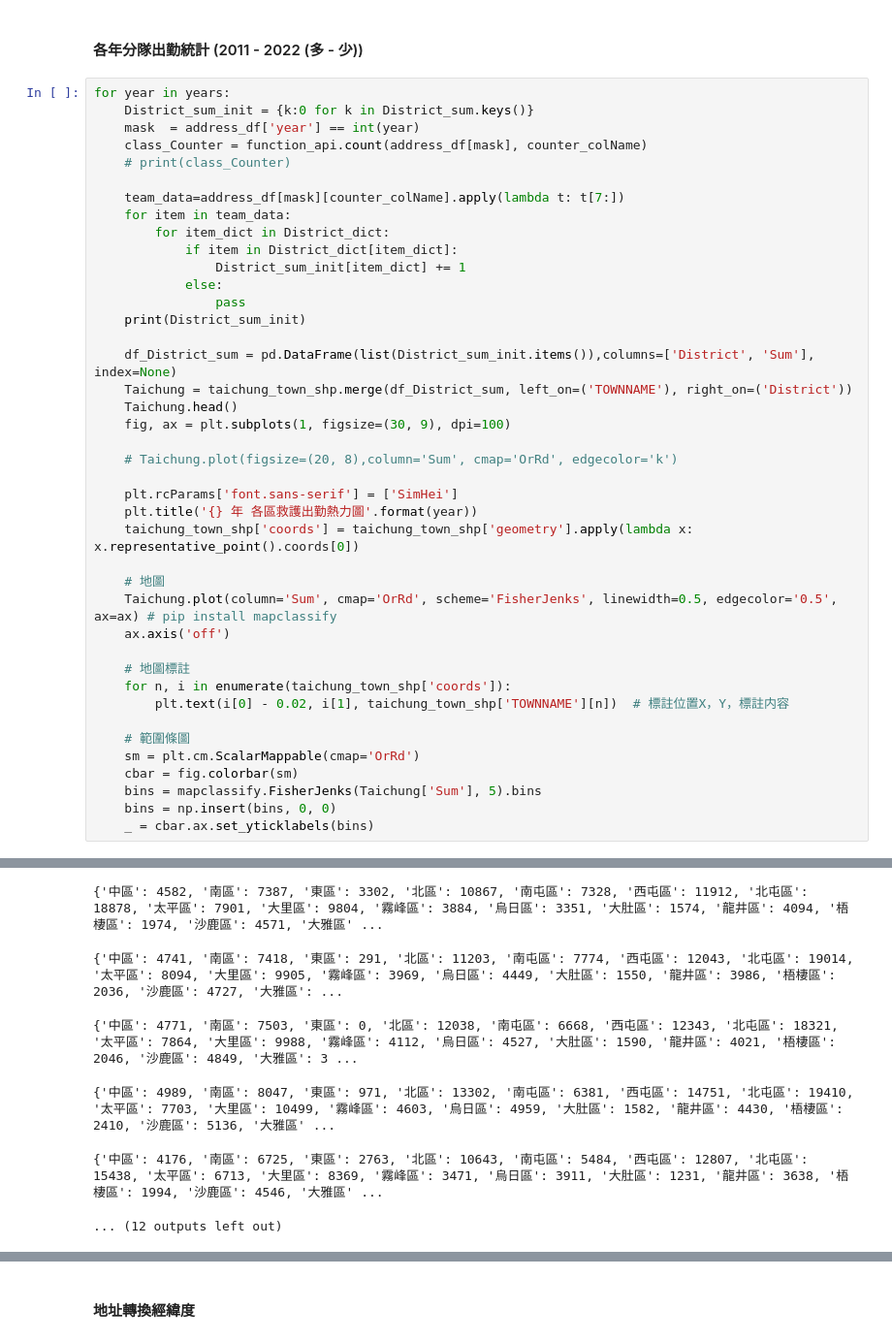
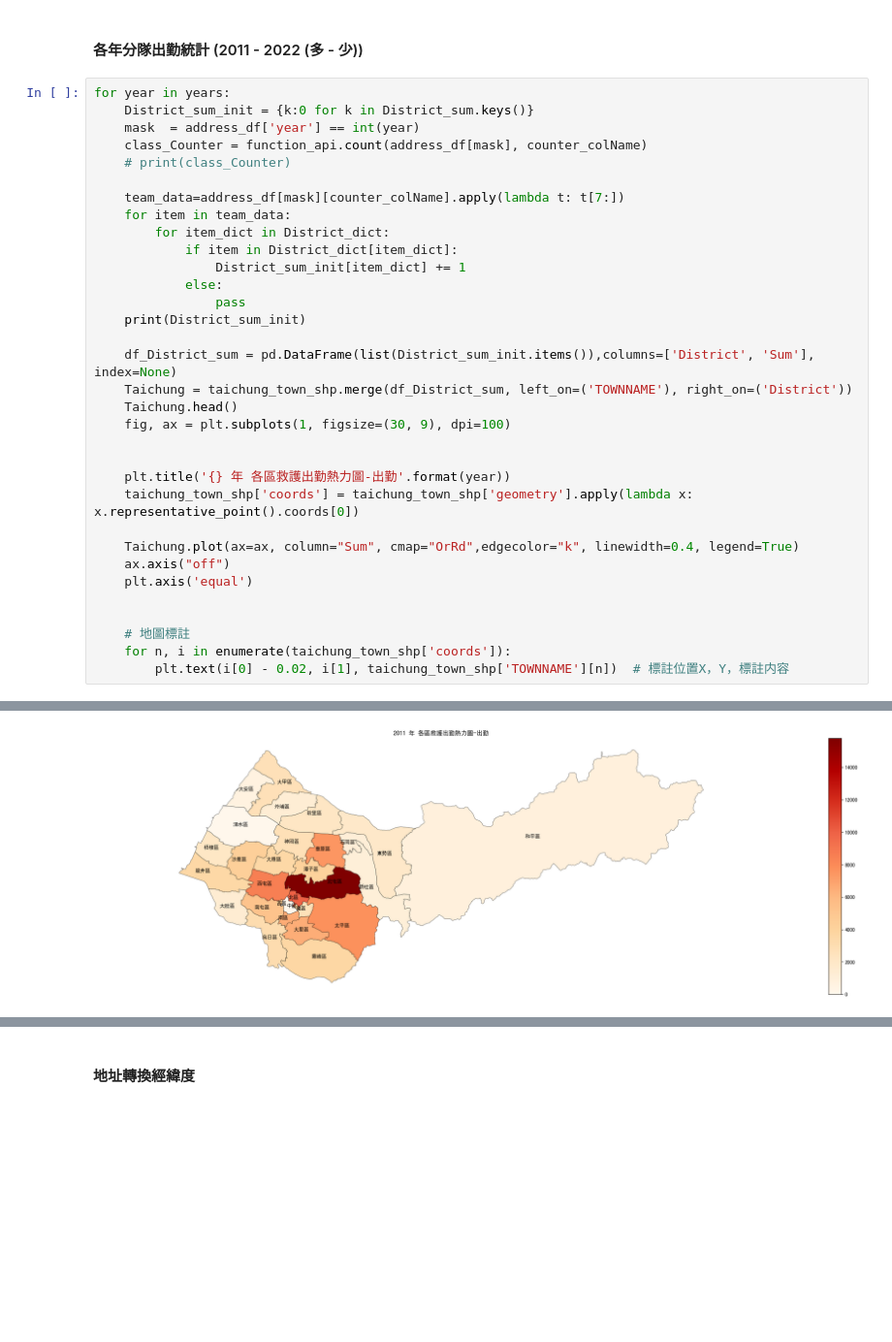
Before and after one commit to he-su-wei/Ambulance-data-analysis, a Jupyter notebook: Taichung/code/part3.ipynb, the cells around one changed output, grey strips where cells are left out. Shown at 97% size. Drawn from its saved outputs; the diff is of its cells as text; blank space fills up the shorter version.

```diff
--- a/Taichung/code/part3.ipynb
+++ b/Taichung/code/part3.ipynb
@@ -292,24 +268,16 @@ for year in years:
     Taichung.head()
     fig, ax = plt.subplots(1, figsize=(30, 9), dpi=100)
 
-    # Taichung.plot(figsize=(20, 8),column='Sum', cmap='OrRd', edgecolor='k')
 
-    plt.rcParams['font.sans-serif'] = ['SimHei']
-    plt.title('{} 年 各區救護出勤熱力圖'.format(year))
+    plt.title('{} 年 各區救護出勤熱力圖-出勤'.format(year))
     taichung_town_shp['coords'] = taichung_town_shp['geometry'].apply(lambda x: x.representative_point().coords[0])
 
-    # 地圖
-    Taichung.plot(column='Sum', cmap='OrRd', scheme='FisherJenks', linewidth=0.5, edgecolor='0.5', ax=ax) # pip install mapclassify
-    ax.axis('off')
+    Taichung.plot(ax=ax, column="Sum", cmap="OrRd",edgecolor="k", linewidth=0.4, legend=True)
+    ax.axis("off")
+    plt.axis('equal')
+
 
     # 地圖標註
     for n, i in enumerate(taichung_town_shp['coords']):
         plt.text(i[0] - 0.02, i[1], taichung_town_shp['TOWNNAME'][n])  # 標註位置X，Y，標註内容
-
-    # 範圍條圖
-    sm = plt.cm.ScalarMappable(cmap='OrRd')
-    cbar = fig.colorbar(sm)
-    bins = mapclassify.FisherJenks(Taichung['Sum'], 5).bins
-    bins = np.insert(bins, 0, 0)
-    _ = cbar.ax.set_yticklabels(bins)
 # %% [output]
@@ -323,6 +296 @@ for year in years:
-{'中區': 4582, '南區': 7387, '東區': 3302, '北區': 10867, '南屯區': 7328, '西屯區': 11912, '北屯區': 18878, '太平區': 7901, '大里區': 9804, '霧峰區': 3884, '烏日區': 3351, '大肚區': 1574, '龍井區': 4094, '梧棲區': 1974, '沙鹿區': 4571, '大雅區' ...
-{'中區': 4741, '南區': 7418, '東區': 291, '北區': 11203, '南屯區': 7774, '西屯區': 12043, '北屯區': 19014, '太平區': 8094, '大里區': 9905, '霧峰區': 3969, '烏日區': 4449, '大肚區': 1550, '龍井區': 3986, '梧棲區': 2036, '沙鹿區': 4727, '大雅區': ...
-{'中區': 4771, '南區': 7503, '東區': 0, '北區': 12038, '南屯區': 6668, '西屯區': 12343, '北屯區': 18321, '太平區': 7864, '大里區': 9988, '霧峰區': 4112, '烏日區': 4527, '大肚區': 1590, '龍井區': 4021, '梧棲區': 2046, '沙鹿區': 4849, '大雅區': 3 ...
-{'中區': 4989, '南區': 8047, '東區': 971, '北區': 13302, '南屯區': 6381, '西屯區': 14751, '北屯區': 19410, '太平區': 7703, '大里區': 10499, '霧峰區': 4603, '烏日區': 4959, '大肚區': 1582, '龍井區': 4430, '梧棲區': 2410, '沙鹿區': 5136, '大雅區' ...
-{'中區': 4176, '南區': 6725, '東區': 2763, '北區': 10643, '南屯區': 5484, '西屯區': 12807, '北屯區': 15438, '太平區': 6713, '大里區': 8369, '霧峰區': 3471, '烏日區': 3911, '大肚區': 1231, '龍井區': 3638, '梧棲區': 1994, '沙鹿區': 4546, '大雅區' ...
-... (12 outputs left out)
+[figure, added]
```
Also changed, not shown: parts of 41 cells of this notebook.
